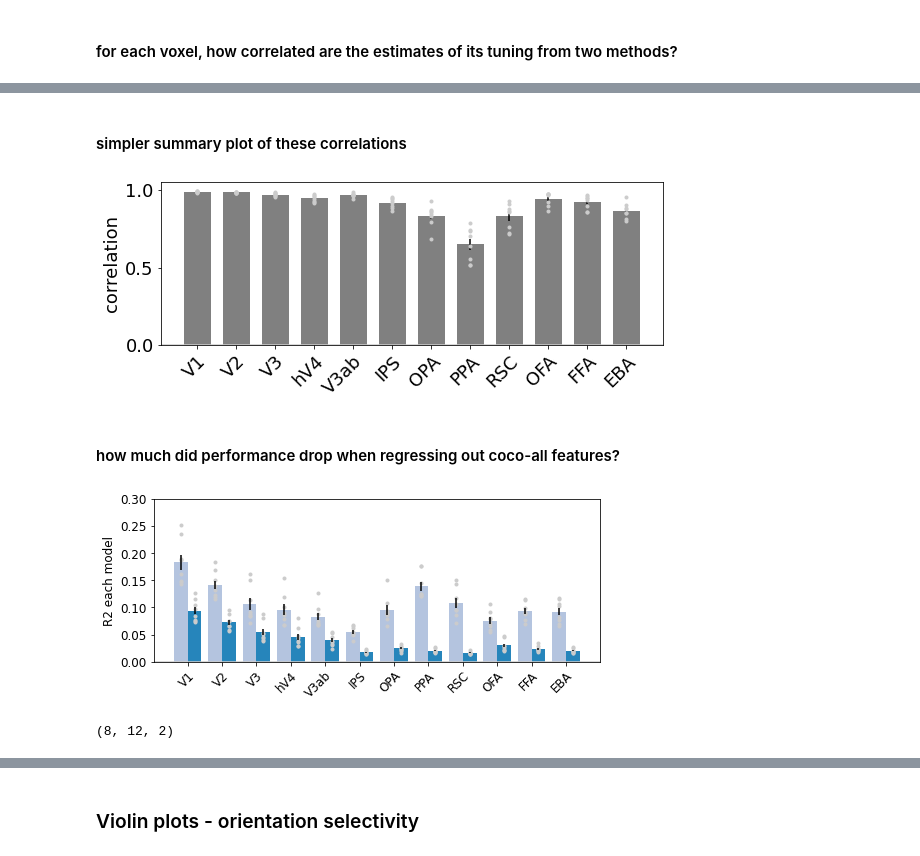
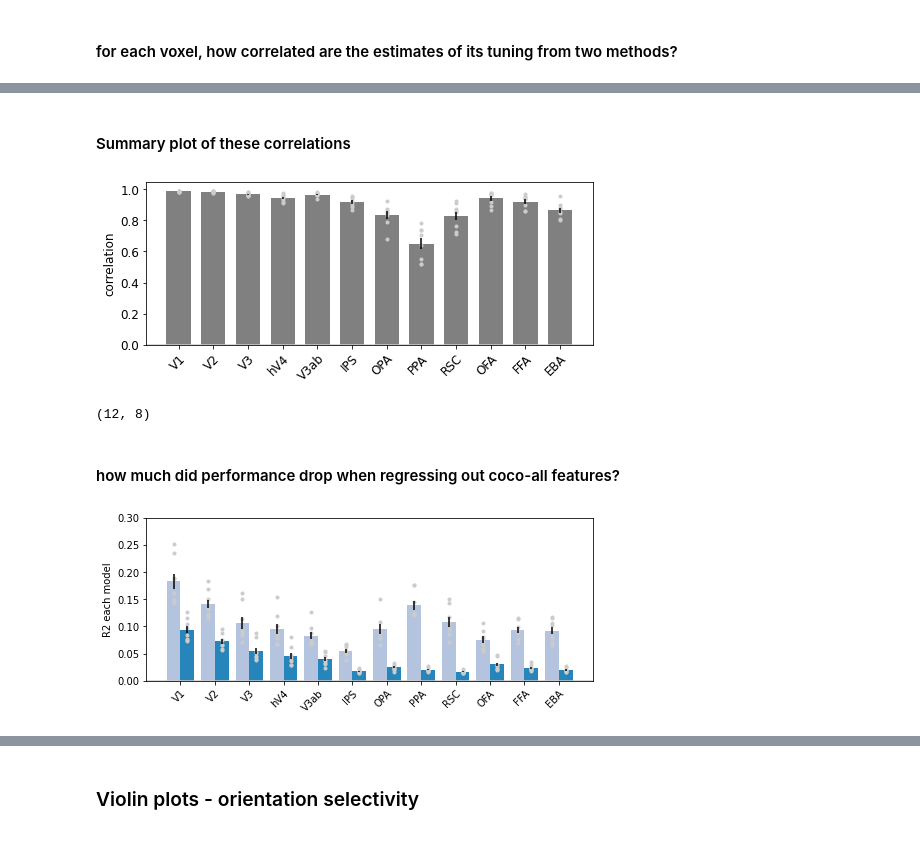
Before and after one commit to mmhenderson/image_stats_gabor, a Jupyter notebook: plot_feature_selectivity/plot_gabor_tuning_semresiduals.ipynb, the cells around one changed output, grey strips where cells are left out. Drawn from its saved outputs; the diff is of its cells as text; code cells hidden in the pictures.

```diff
--- a/plot_feature_selectivity/plot_gabor_tuning_semresiduals.ipynb
+++ b/plot_feature_selectivity/plot_gabor_tuning_semresiduals.ipynb
@@ -39,19 +62,0 @@ ori_unique, orient_inds = np.unique(ori_deg, return_inverse=True)
-# %%
-subjects = np.arange(1,9)
-n_subjects = len(subjects)
-
-fitting_type1 = 'gabor_solo_ridge_12ori_8sf'
-out1 = [load_fits.load_fit_results(subject=ss, fitting_type=fitting_type1, n_from_end=0, \
-                                  verbose=False) \
-       for ss in subjects]
-fitting_type2 = 'gabor_solo_ridge_12ori_8sf_from_residuals'
-out2= [load_fits.load_fit_results(subject=ss, fitting_type=fitting_type2, n_from_end=0, \
-                                  verbose=False) \
-       for ss in subjects]
-fig_save_folder=None
-
-roi_def = roi_utils.multi_subject_roi_def(subjects, \
-                                          remove_ret_overlap=True, \
-                                          remove_categ_overlap=True)
-roi_names =roi_def.roi_names
-n_rois = len(roi_names)
@@ -157,14 +94,0 @@ abv_thresh = (val_r2_1>r2_cutoff) & (val_r2_2>r2_cutoff)
-# %%
-n_vox_each_subj = [out1[si]['best_params'][0].shape[0] for si in range(n_subjects)]
-subject_inds = np.concatenate([si*np.ones((n_vox_each_subj[si],),dtype=int) \
-                               for si in range(n_subjects)], axis=0)
-
-thresh_sizes = np.zeros((n_subjects, n_rois),dtype=int)
-orig_sizes = np.zeros((n_subjects, n_rois),dtype=int)
-for ss in range(n_subjects):
-    for rr in range(n_rois):
-        orig_sizes[ss,rr] = np.sum(roi_def.get_indices(rr) \
-                                     & (subject_inds==ss))
-        thresh_sizes[ss,rr] = np.sum(roi_def.get_indices(rr) \
-                                     & abv_thresh \
-                                     & (subject_inds==ss))
@@ -245,46 +106,41 @@ plt.suptitle('Correlation between voxel tuning estimated with two methods\n%s'\
 # %% [markdown]
-#### simpler summary plot of these correlations
+#### Summary plot of these correlations
 # %%
 mean_vals = np.mean(avg_corr_bw_methods, axis=1, keepdims=True)
 sem_vals = np.std(avg_corr_bw_methods, axis=1, keepdims=True)/np.sqrt(n_subjects)
 
 plt.rcParams['pdf.fonttype']=42
 fh = plot_utils.plot_multi_bars(mean_data=mean_vals, err_data=sem_vals, \
                                 point_data=avg_corr_bw_methods.T[:,:,np.newaxis],
                                 space=0.15, \
                 xticklabels=roi_names, ylabel='correlation', \
                 ylim=[0.0, 1.05], title='',\
-                fig_size=(9,3), \
+                fig_size=(8,3), \
                 colors=np.array([[0.5, 0.5, 0.5]]))
 
-fn2save = '/user_data/mmhender/imStat/figures/Similarity_featuretuning_raw_vs_resid.pdf'
+fn2save = os.path.join(default_paths.fig_path, 'Similarity_featuretuning_raw_vs_resid.pdf')
 plt.savefig(fn2save)
 # %% [output]
-[figure, old version]
+[figure, new version]
+# %%
+avg_corr_bw_methods.shape
+# %% [output]
+(12, 8)
 # %% [markdown]
 #### how much did performance drop when regressing out coco-all features?
 # %%
-# drop in performance expressed as percentage of original
-# r2_drop = (val_r2_1 - val_r2_2)/val_r2_1
-from utils import nsd_utils
-nc = np.concatenate([nsd_utils.ncsnr_to_nc(out1[si]['voxel_ncsnr']\
-                    [out1[si]['voxel_mask']])/100 for si in range(n_subjects)], axis=0)
-nc_thresh = 0.01
-
+# note this is the average performance over voxels that already passed the threshold of R2.
 avg_r2 = np.zeros((n_subjects, n_rois, 2))
 for rr in range(n_rois):
     for ss in range(n_subjects):
         inds_this_roi = roi_def.get_indices(rr) & abv_thresh & (subject_inds==ss)
-        # inds_this_roi = roi_def.get_indices(rr) & (nc>nc_thresh) & (subject_inds==ss)
         avg_r2[ss,rr,0] = np.mean(val_r2_1[inds_this_roi])
         avg_r2[ss,rr,1] = np.mean(val_r2_2[inds_this_roi])
 
 mean_vals = np.mean(avg_r2, axis=0)
 sem_vals = np.std(avg_r2, axis=0)/np.sqrt(n_subjects)
 
-
 colors = cm.PuBu(np.linspace(0,1,4))[1:,:]
-# colors = cm.RdPu(np.linspace(0,1,4))[2:4,:]
 plt.rcParams['pdf.fonttype']=42
 fh = plot_utils.plot_multi_bars(mean_data=mean_vals, err_data=sem_vals, \
                                 point_data=avg_r2,
@@ -294,11 +150,7 @@ fh = plot_utils.plot_multi_bars(mean_data=mean_vals, err_data=sem_vals, \
                 colors=colors,\
                 fig_size=(8,3))
 
-fn2save = '/user_data/mmhender/imStat/figures/R2_compare_raw_vs_resid.pdf'
+fn2save = os.path.join(default_paths.fig_path, 'R2_compare_raw_vs_resid.pdf')
 plt.savefig(fn2save)
 # %% [output]
-[figure, old version]
+[figure, new version]
-# %%
-avg_r2.shape
-# %% [output]
-(8, 12, 2)
```
Also changed, not shown: parts of 53 cells of this notebook, 8 other files.
